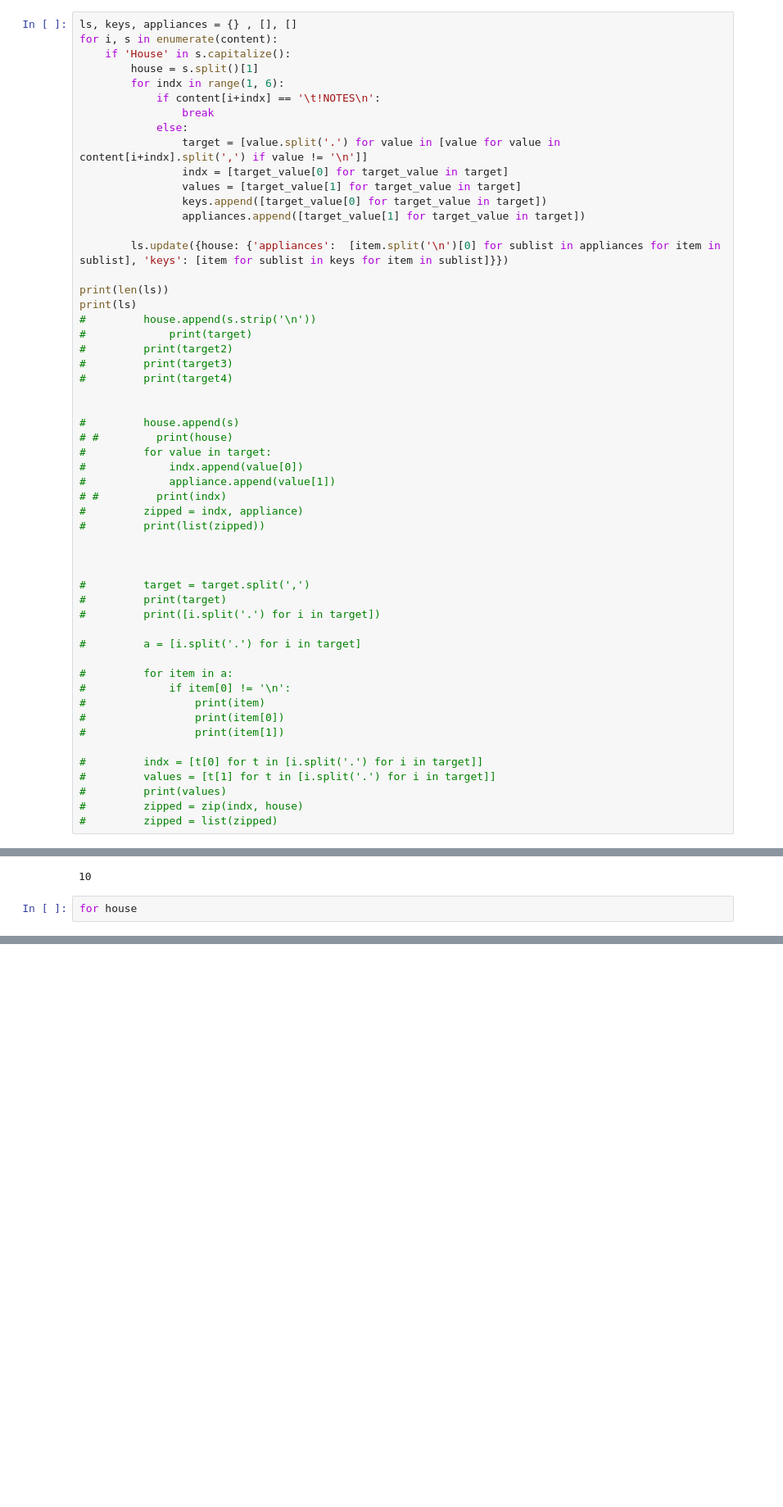
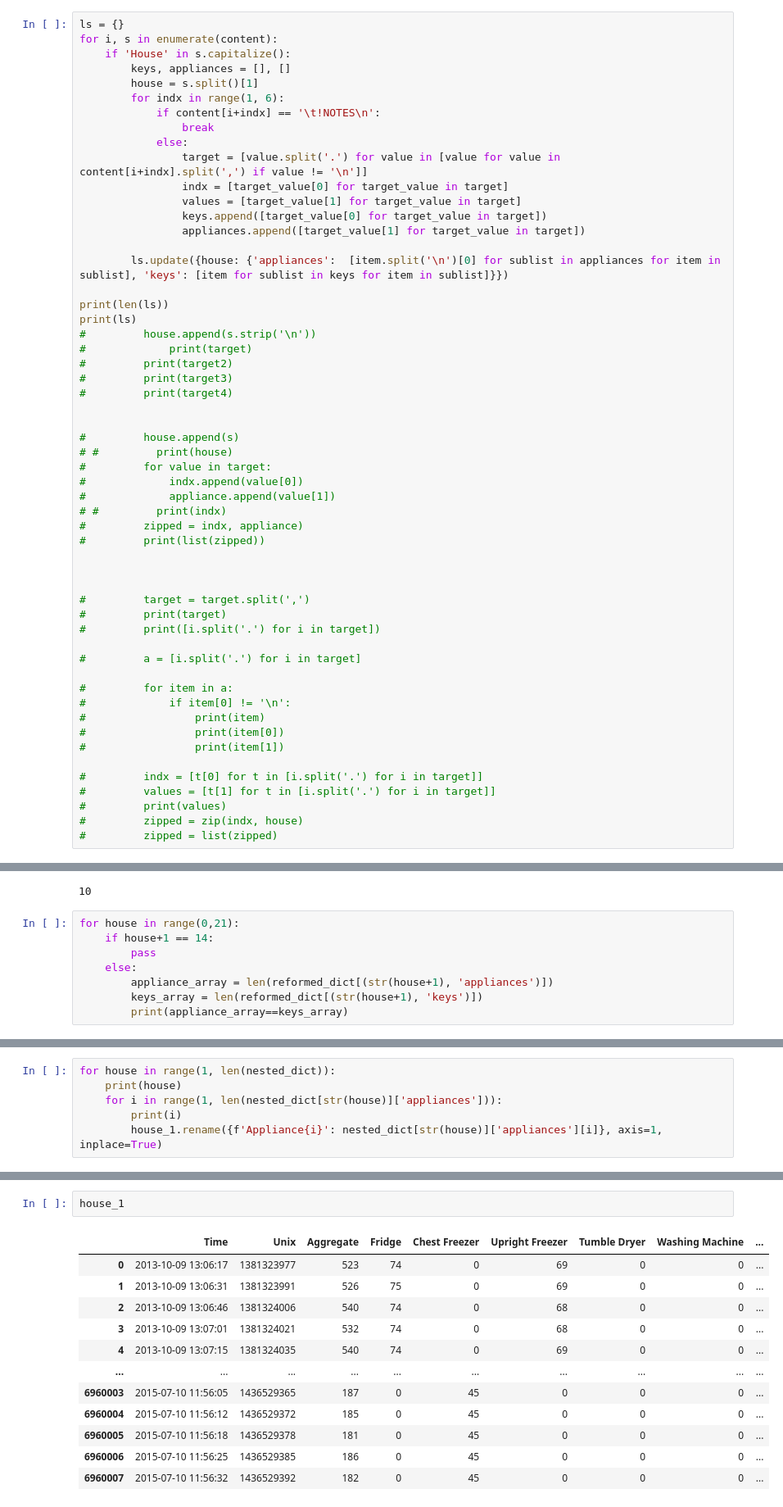
Before and after one commit to mahnoor-shahid/nilm_analyzer_tutorials, a Jupyter notebook: parser.ipynb, the cells around one changed output, grey strips where cells are left out. Shown: that part at 82% size. Cells and saved outputs as stored; diff of their text form; blank space fills up the shorter version.

```diff
--- a/parser.ipynb
+++ b/parser.ipynb
@@ -9,9 +9,10 @@ print(len(content))
 240
 Wall time: 9.23 ms
 # %%
-ls, keys, appliances = {} , [], []
+ls = {}
 for i, s in enumerate(content):
     if 'House' in s.capitalize():
+        keys, appliances = [], []
         house = s.split()[1]
         for indx in range(1, 6):
             if content[i+indx] == '\t!NOTES\n':
@@ -109,4 +160,10 @@ len(reformed_dict[('1', 'keys')])
 # %% [output]
 10
 # %%
-for house
+for house in range(0,21):
+    if house+1 == 14:
+        pass
+    else:
+        appliance_array = len(reformed_dict[(str(house+1), 'appliances')])
+        keys_array = len(reformed_dict[(str(house+1), 'keys')])
+        print(appliance_array==keys_array)
@@ -112,0 +222,6 @@ for house
+# %%
+for house in range(1, len(nested_dict)):
+    print(house)
+    for i in range(1, len(nested_dict[str(house)]['appliances'])):
+        print(i)
+        house_1.rename({f'Appliance{i}': nested_dict[str(house)]['appliances'][i]}, axis=1, inplace=True)
@@ -112,0 +230,15 @@ for house
+# %%
+house_1
+# %% [output]
+|  | Time | Unix | Aggregate | Fridge | Chest Freezer | Upright Freezer | Tumble Dryer | Washing Machine | ... |
+| 0 | 2013-10-09 13:06:17 | 1381323977 | 523 | 74 | 0 | 69 | 0 | 0 | ... |
+| 1 | 2013-10-09 13:06:31 | 1381323991 | 526 | 75 | 0 | 69 | 0 | 0 | ... |
+| 2 | 2013-10-09 13:06:46 | 1381324006 | 540 | 74 | 0 | 68 | 0 | 0 | ... |
+| 3 | 2013-10-09 13:07:01 | 1381324021 | 532 | 74 | 0 | 68 | 0 | 0 | ... |
+| 4 | 2013-10-09 13:07:15 | 1381324035 | 540 | 74 | 0 | 69 | 0 | 0 | ... |
+| ... | ... | ... | ... | ... | ... | ... | ... | ... | ... |
+| 6960003 | 2015-07-10 11:56:05 | 1436529365 | 187 | 0 | 45 | 0 | 0 | 0 | ... |
+| 6960004 | 2015-07-10 11:56:12 | 1436529372 | 185 | 0 | 45 | 0 | 0 | 0 | ... |
+| 6960005 | 2015-07-10 11:56:18 | 1436529378 | 181 | 0 | 45 | 0 | 0 | 0 | ... |
+| 6960006 | 2015-07-10 11:56:25 | 1436529385 | 186 | 0 | 45 | 0 | 0 | 0 | ... |
+| 6960007 | 2015-07-10 11:56:32 | 1436529392 | 182 | 0 | 45 | 0 | 0 | 0 | ... |
```
Also changed, not shown: parts of 12 cells of this notebook.
